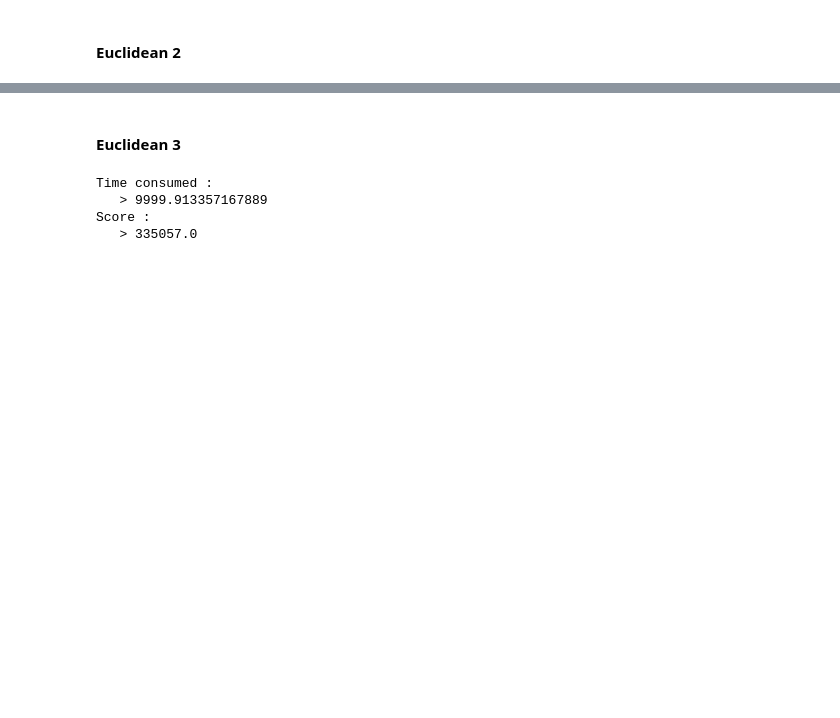
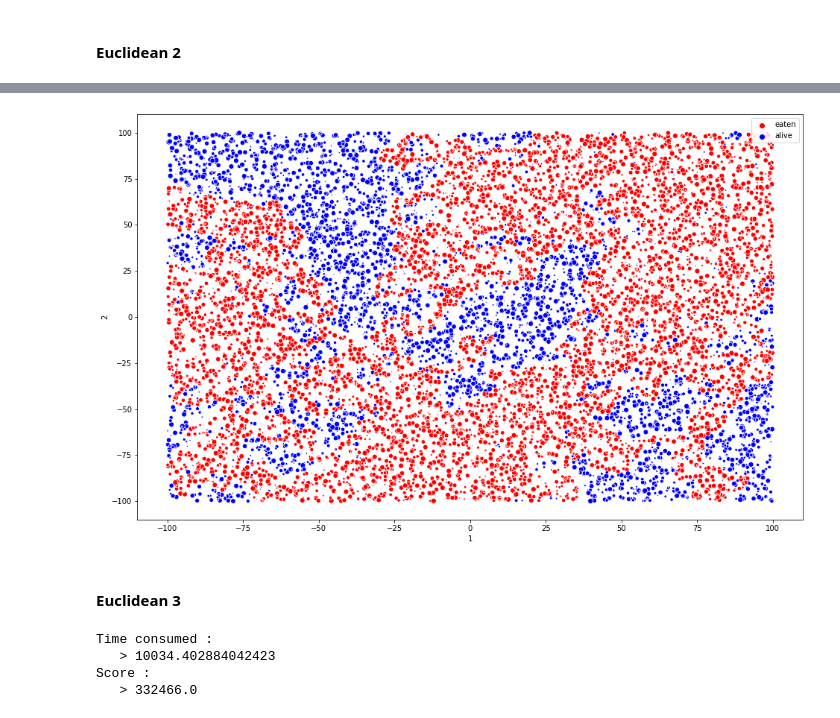
Before and after one commit to camilleAmaury/Master2DS, a Jupyter notebook: ClassificationRepresentationLearning/Projet/FirstTry.ipynb, the cells around one changed output, grey strips where cells are left out. Saved outputs shown, nothing was run; the diff lists cells and outputs as text; code cells hidden in the pictures; blank space fills up the shorter version.

```diff
--- a/ClassificationRepresentationLearning/Projet/FirstTry.ipynb
+++ b/ClassificationRepresentationLearning/Projet/FirstTry.ipynb
@@ -89,7 +118,7 @@ parser(result[0], "Euclidean_1_Metric")
 #### Euclidean 2
 # %%
 strategy = Naive_Metric_Strategy(Euclidean_2_Metric())
-result = play_game(df.values, strategy, 10_000., (0,0), 1)
+result = play_game(Game(_max_time, np.copy(M2)), np.copy(M), strategy, _init_pos)
 print("Score :\n   > {}".format(result[1]))
 # %% [output]
 Time consumed :
@@ -103,17 +132,21 @@ check_length_and_correctness(result[0])
 correct
 # %%
 parser(result[0], "Euclidean_2_Metric")
+# %%
+scatter_eaten(df, result)
+# %% [output]
+[figure, added]
 # %% [markdown]
 #### Euclidean 3
 # %%
 strategy = Naive_Metric_Strategy(Euclidean_3_Metric())
-result = play_game(df.values, strategy, 10_000., (0,0), 1)
+result = play_game(Game(_max_time, np.copy(M2)), np.copy(M), strategy, _init_pos)
 print("Score :\n   > {}".format(result[1]))
 # %% [output]
 Time consumed :
-   > 9999.913357167889
+   > 10034.402884042423
 Score :
-   > 335057.0
+   > 332466.0
 # %%
 check_length_and_correctness(result[0])
 # %% [output]
```
Also changed, not shown: parts of 29 cells of this notebook, 11 other files.
